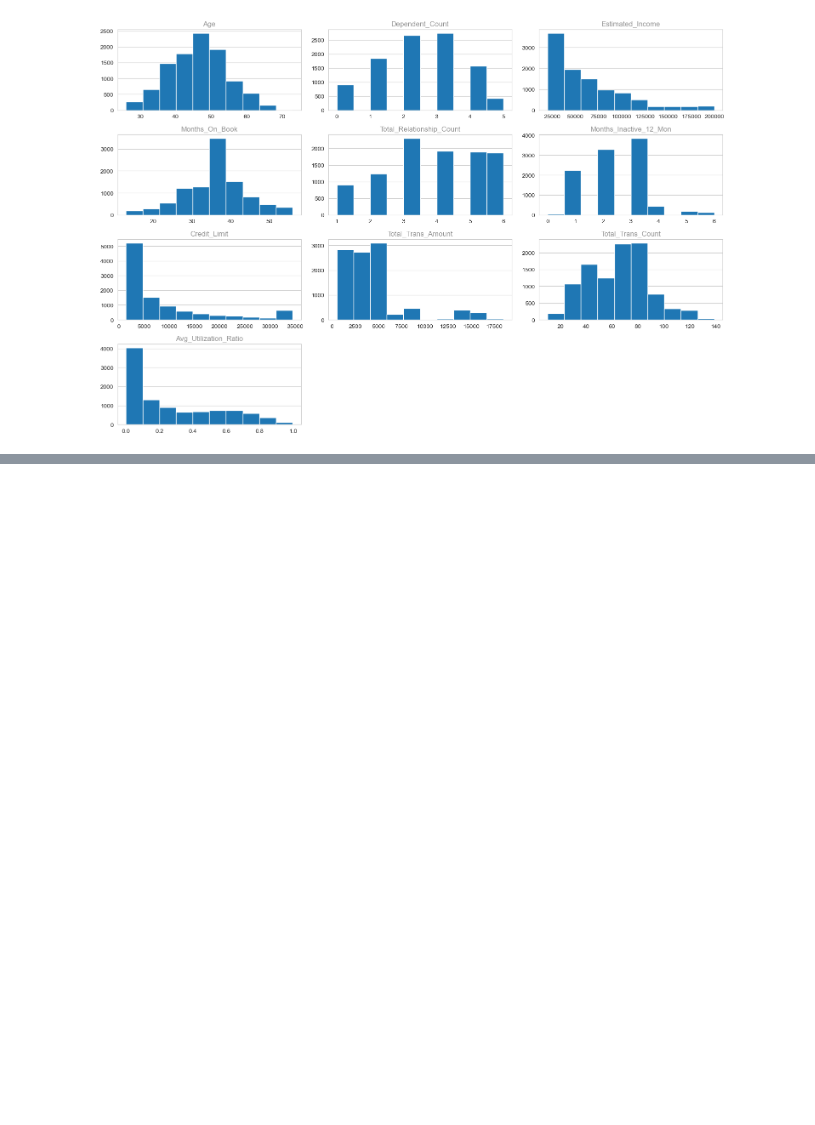
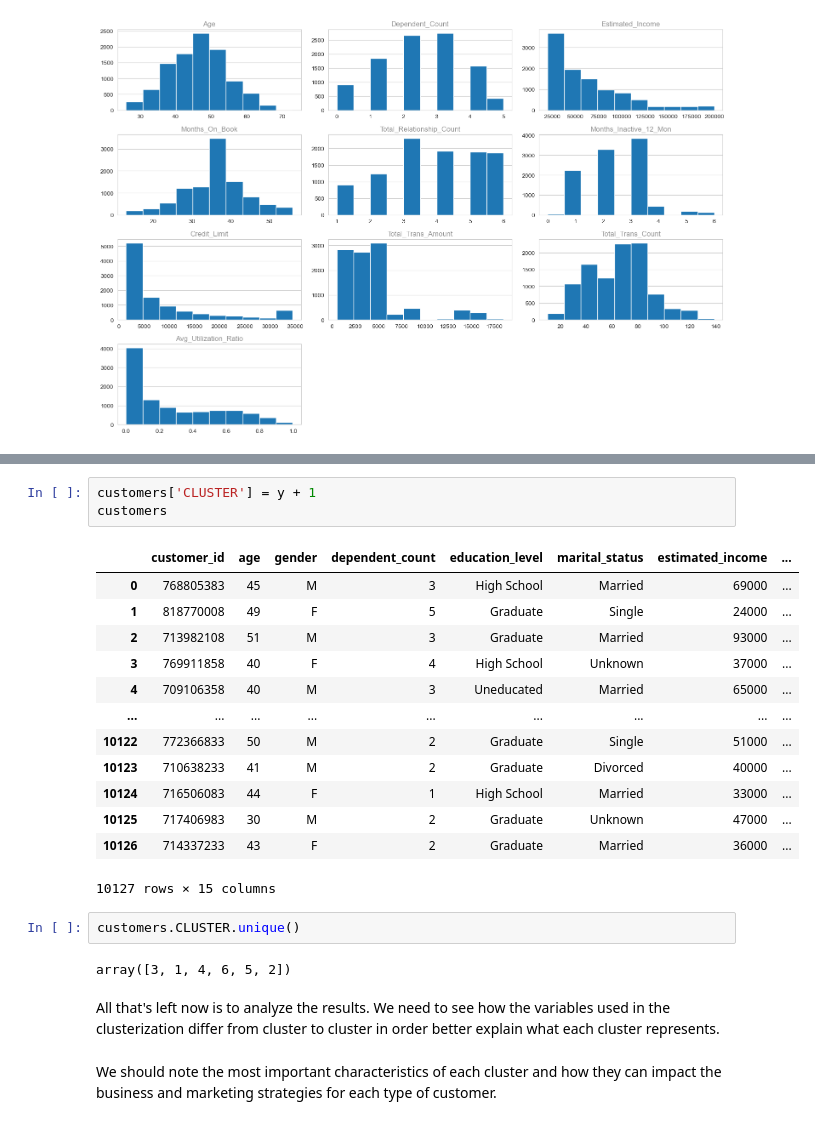
Before and after one commit to Sunday-Okey/Data-Scientist-in-Python, a Jupyter notebook: Projects/Credit Card Customer Segmentation.ipynb, the cells around one changed output, grey strips where cells are left out. Saved outputs shown, nothing was run; the diff lists cells and outputs as text; blank space fills up the shorter version.

```diff
--- a/Projects/Credit Card Customer Segmentation.ipynb
+++ b/Projects/Credit Card Customer Segmentation.ipynb
@@ -166,0 +338,25 @@ plt.show()
+# %%
+customers['CLUSTER'] = y + 1
+customers
+# %% [output]
+|  | customer_id | age | gender | dependent_count | education_level | marital_status | estimated_income | ... |
+| 0 | 768805383 | 45 | M | 3 | High School | Married | 69000 | ... |
+| 1 | 818770008 | 49 | F | 5 | Graduate | Single | 24000 | ... |
+| 2 | 713982108 | 51 | M | 3 | Graduate | Married | 93000 | ... |
+| 3 | 769911858 | 40 | F | 4 | High School | Unknown | 37000 | ... |
+| 4 | 709106358 | 40 | M | 3 | Uneducated | Married | 65000 | ... |
+| ... | ... | ... | ... | ... | ... | ... | ... | ... |
+| 10122 | 772366833 | 50 | M | 2 | Graduate | Single | 51000 | ... |
+| 10123 | 710638233 | 41 | M | 2 | Graduate | Divorced | 40000 | ... |
+| 10124 | 716506083 | 44 | F | 1 | High School | Married | 33000 | ... |
+| 10125 | 717406983 | 30 | M | 2 | Graduate | Unknown | 47000 | ... |
+| 10126 | 714337233 | 43 | F | 2 | Graduate | Married | 36000 | ... |
+10127 rows × 15 columns
+# %%
+customers.CLUSTER.unique()
+# %% [output]
+array([3, 1, 4, 6, 5, 2])
+# %% [markdown]
+All that's left now is to analyze the results. We need to see how the variables used in the clusterization differ from cluster to cluster in order better explain what each cluster represents.
+# %% [markdown]
+We should note the most important characteristics of each cluster and how they can impact the business and marketing strategies for each type of customer.
```
Also changed, not shown: parts of 30 cells of this notebook.
